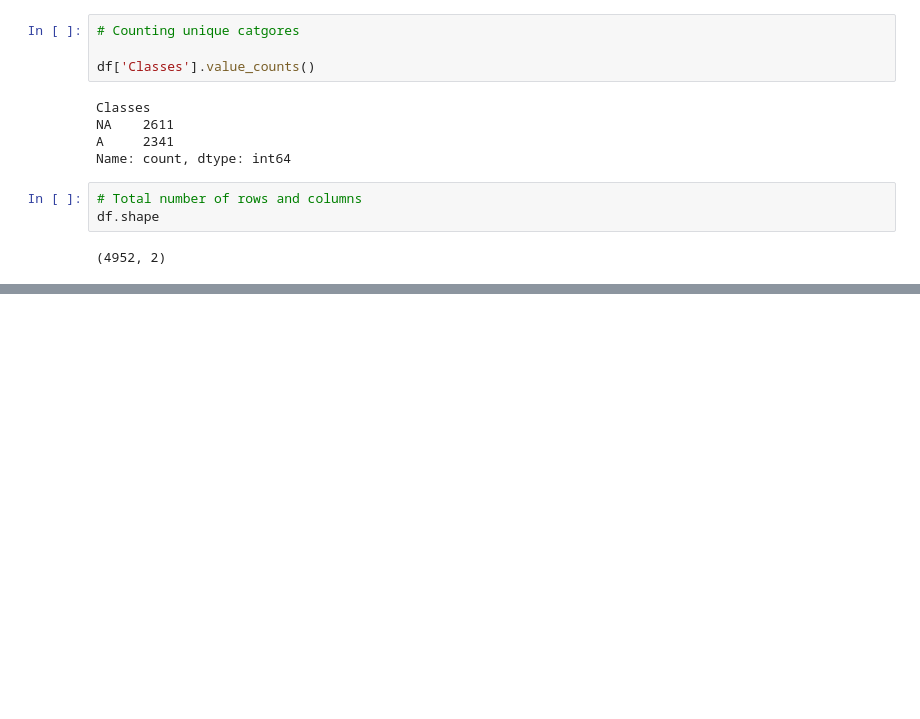
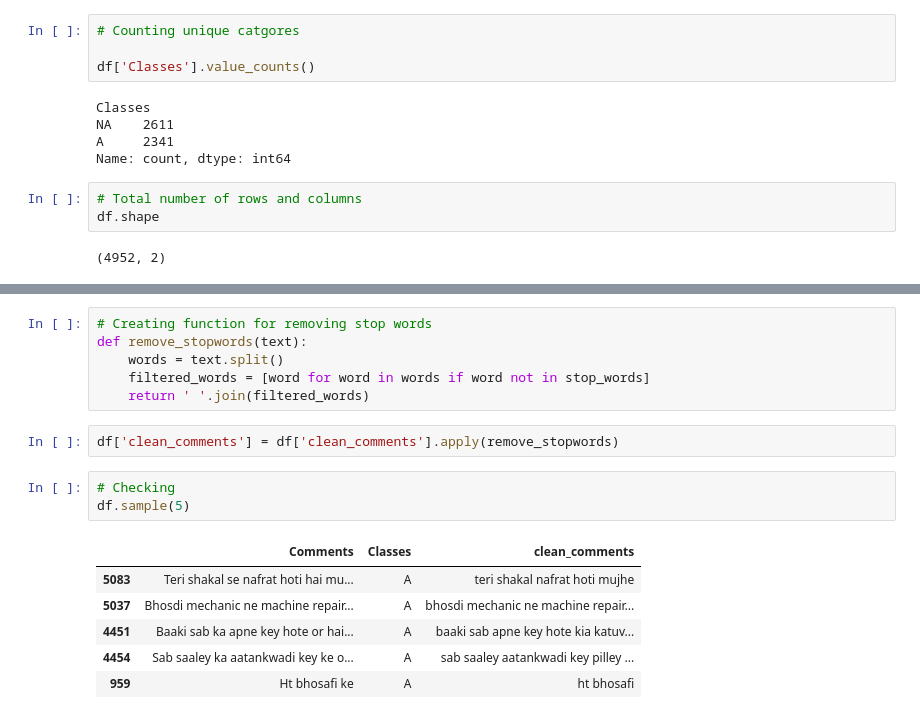
Before and after one commit to Ibad-Ullah-Khan/Project_roman-urdu-cyber-abuse-detection, a Jupyter notebook: notebooks/cyber_abuse_detection.ipynb, the cells around one changed output, grey strips where cells are left out. Drawn from its saved outputs; the diff is of its cells as text; blank space fills up the shorter version.

```diff
--- a/notebooks/cyber_abuse_detection.ipynb
+++ b/notebooks/cyber_abuse_detection.ipynb
@@ -223,0 +355,18 @@ df.shape
+# %%
+# Creating function for removing stop words
+def remove_stopwords(text):
+    words = text.split()
+    filtered_words = [word for word in words if word not in stop_words]
+    return ' '.join(filtered_words)
+# %%
+df['clean_comments'] = df['clean_comments'].apply(remove_stopwords)
+# %%
+# Checking
+df.sample(5)
+# %% [output]
+|  | Comments | Classes | clean_comments |
+| 5083 | Teri shakal se nafrat hoti hai mu... | A | teri shakal nafrat hoti mujhe |
+| 5037 | Bhosdi mechanic ne machine repair... | A | bhosdi mechanic ne machine repair... |
+| 4451 | Baaki sab ka apne key hote or hai... | A | baaki sab apne key hote kia katuv... |
+| 4454 | Sab saaley ka aatankwadi key ke o... | A | sab saaley aatankwadi key pilley ... |
+| 959 | Ht bhosafi ke | A | ht bhosafi |
```
Also changed, not shown: parts of 36 cells of this notebook.
